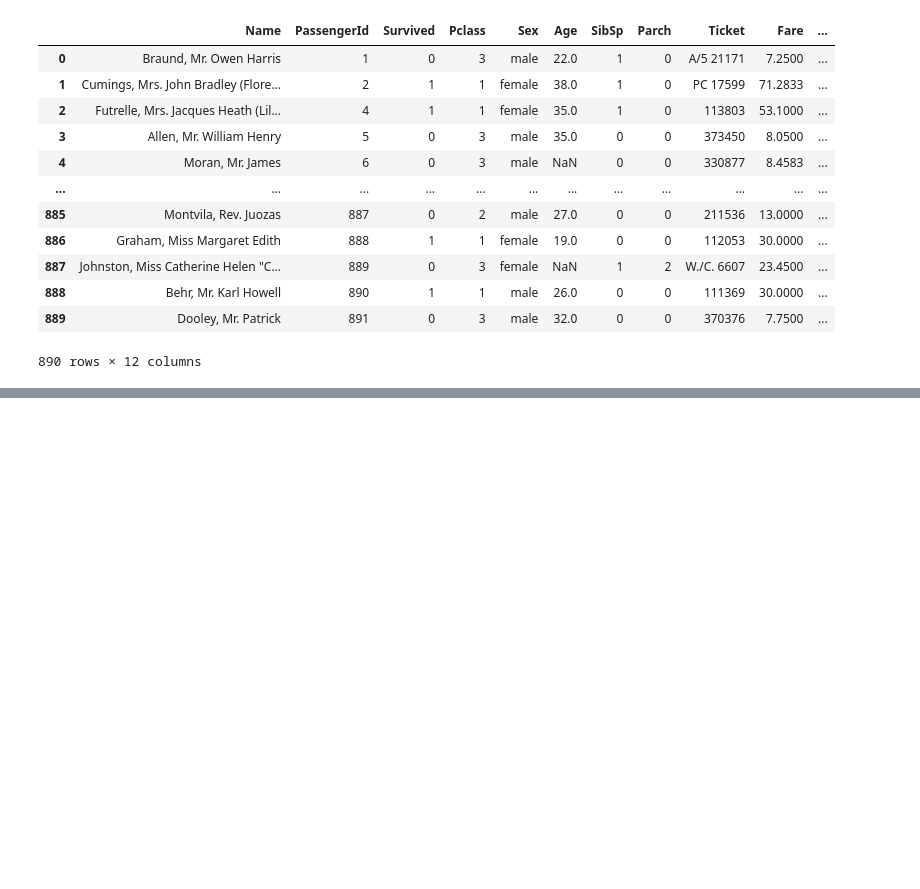
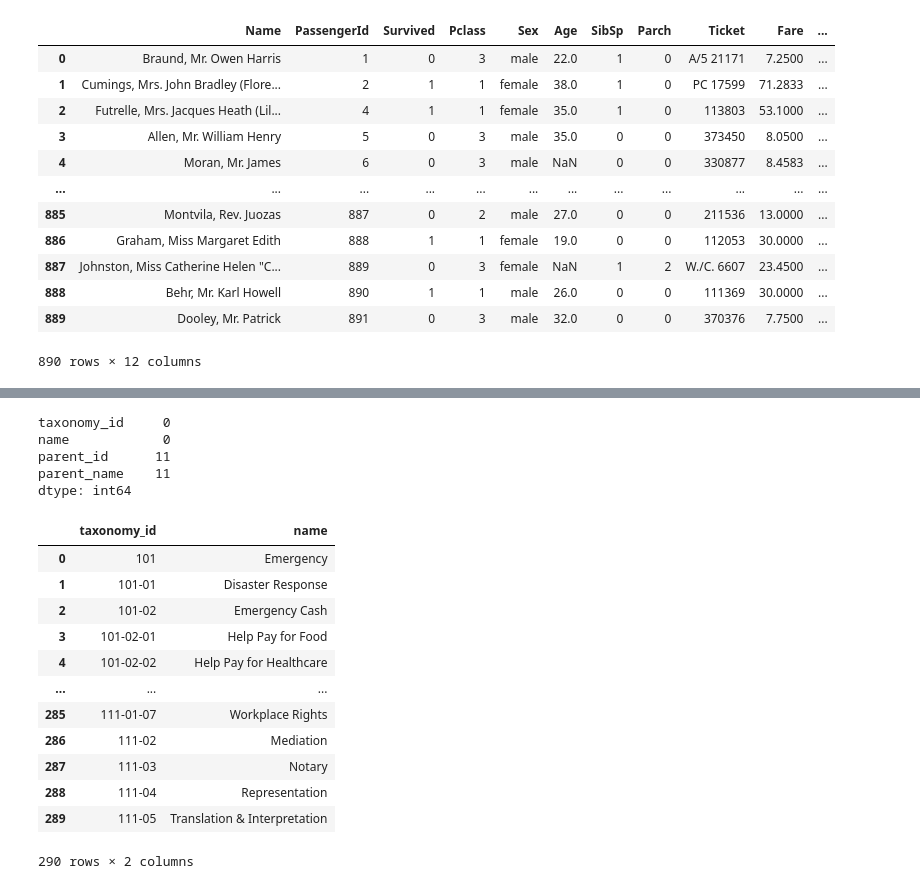
Before and after one commit to Piyush6678/pwDataScience, a Jupyter notebook: class/python/pandas/pandasAdvanc2 2.ipynb, the cells around one changed output, grey strips where cells are left out. Cells and saved outputs as stored; diff of their text form; code cells hidden in the pictures; blank space fills up the shorter version.

```diff
--- a/class/python/pandas/pandasAdvanc2 2.ipynb
+++ b/class/python/pandas/pandasAdvanc2 2.ipynb
@@ -176,0 +195,32 @@ d={
+# %%
+df1=pd.read_csv("taxonomy.csv")
+# %%
+# is null
+df1.isnull() # give true false df
+df1.isnull().sum() # give no. of null value of each col
+# %% [output]
+taxonomy_id     0
+name            0
+parent_id      11
+parent_name    11
+dtype: int64
+# %%
+# treatment of null
+# imputation
+df1.dropna()# remove all row having null value of df
+# to drop col with nulll value
+df1.dropna(axis=1)
+# %% [output]
+|  | taxonomy_id | name |
+| 0 | 101 | Emergency |
+| 1 | 101-01 | Disaster Response |
+| 2 | 101-02 | Emergency Cash |
+| 3 | 101-02-01 | Help Pay for Food |
+| 4 | 101-02-02 | Help Pay for Healthcare |
+| ... | ... | ... |
+| 285 | 111-01-07 | Workplace Rights |
+| 286 | 111-02 | Mediation |
+| 287 | 111-03 | Notary |
+| 288 | 111-04 | Representation |
+| 289 | 111-05 | Translation & Interpretation |
+290 rows × 2 columns
```
Also changed, not shown: parts of 9 cells of this notebook, 2 other files.
